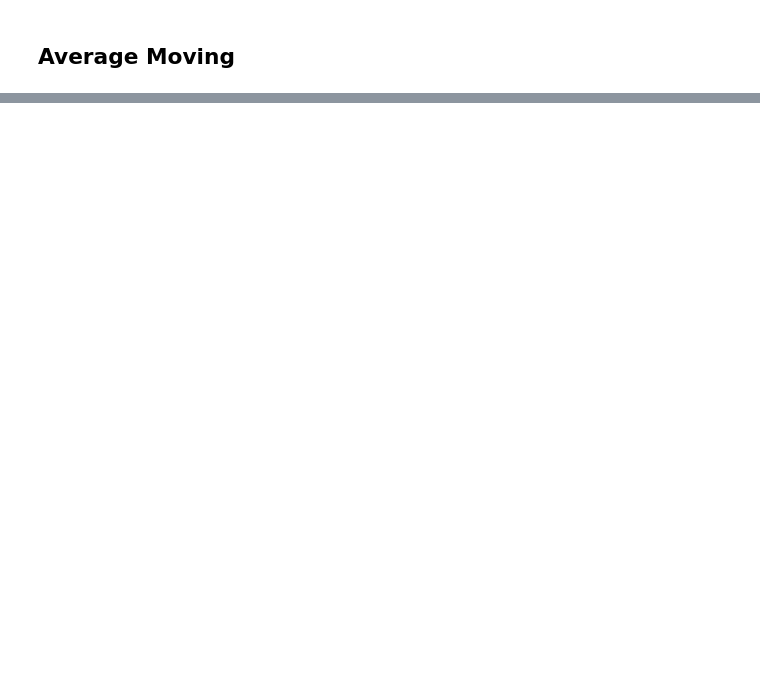
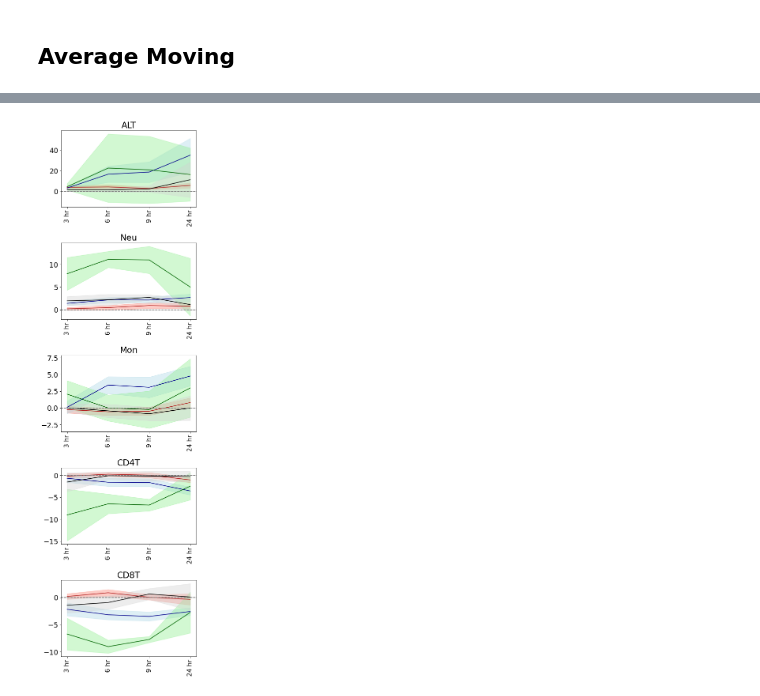
Before and after one commit to mizuno-group/2023, a Jupyter notebook: RatDeconvolution/code/3_clustering.ipynb, the cells around one changed output, grey strips where cells are left out. Saved outputs shown, nothing was run; the diff lists cells and outputs as text; code cells hidden in the pictures; blank space fills up the shorter version.

```diff
--- a/RatDeconvolution/code/3_clustering.ipynb
+++ b/RatDeconvolution/code/3_clustering.ipynb
@@ -269,0 +270,19 @@ plt.show()
+# %%
+fig = plt.figure(figsize=(6,20))
+for x, temp in enumerate(temp_lst):
+    ax=fig.add_subplot(5,1,x+1)
+    for v in range(4):
+        v_mean = [i[0] for i in lst_df_stat[v].loc[temp,:].tolist()]
+        v_upper = [i[1] for i in lst_df_stat[v].loc[temp,:].tolist()]
+        v_lower = [i[2] for i in lst_df_stat[v].loc[temp,:].tolist()]
+        ax.plot(range(4), v_mean, color=colors[v][0])
+        ax.axhline(0, color="grey", linestyle="dashed")
+        ax.fill_between(range(4), v_lower, v_upper, color=colors[v][1], alpha=0.4)
+    ax.set_xticks(range(4))
+    ax.set_xticklabels(lst_time, rotation=90, fontsize=16)
+    #ax.set_xlim(-1,4)
+    ax.set_title(temp)
+plt.tight_layout()
+plt.show()
+# %% [output]
+[figure, added]
```
Also changed, not shown: parts of 4 cells of this notebook, 2 other files.
